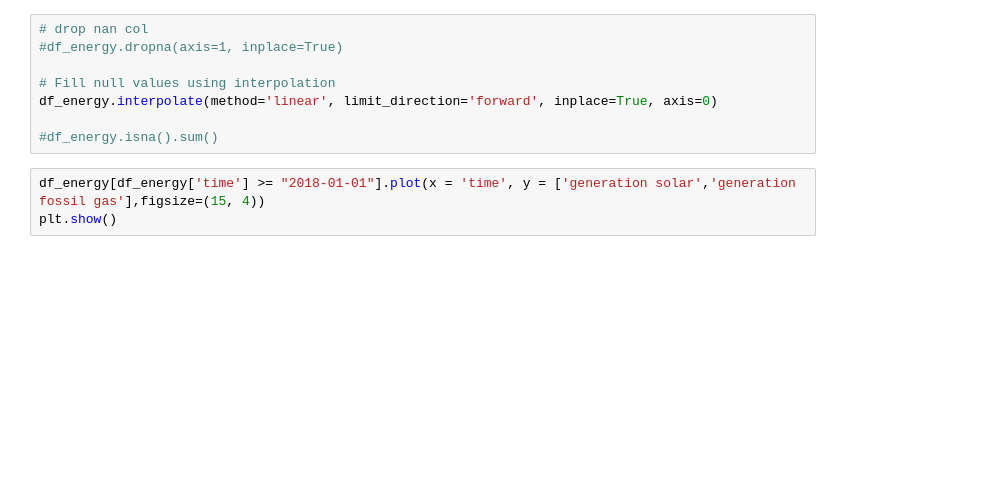
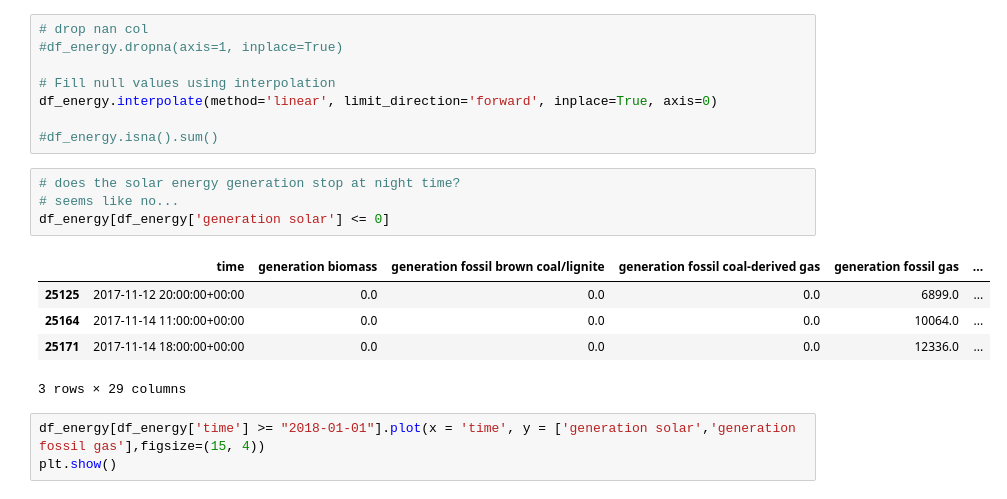
Before and after one commit to ysopoon/Energy_TEST, a Jupyter notebook: DataReview_test.ipynb, the cells around one changed output. Saved outputs shown, nothing was run; the diff lists cells and outputs as text; blank space fills up the shorter version.

```diff
--- a/DataReview_test.ipynb
+++ b/DataReview_test.ipynb
@@ -162,6 +165,16 @@ dtype: int64
 df_energy.interpolate(method='linear', limit_direction='forward', inplace=True, axis=0)
 
 #df_energy.isna().sum()
+# %%
+# does the solar energy generation stop at night time?
+# seems like no...
+df_energy[df_energy['generation solar'] <= 0]
+# %% [output]
+|  | time | generation biomass | generation fossil brown coal/lignite | generation fossil coal-derived gas | generation fossil gas | ... |
+| 25125 | 2017-11-12 20:00:00+00:00 | 0.0 | 0.0 | 0.0 | 6899.0 | ... |
+| 25164 | 2017-11-14 11:00:00+00:00 | 0.0 | 0.0 | 0.0 | 10064.0 | ... |
+| 25171 | 2017-11-14 18:00:00+00:00 | 0.0 | 0.0 | 0.0 | 12336.0 | ... |
+3 rows × 29 columns
 # %%
 df_energy[df_energy['time'] >= "2018-01-01"].plot(x = 'time', y = ['generation solar','generation fossil gas'],figsize=(15, 4))
 plt.show()
```
Also changed, not shown: parts of 10 cells of this notebook, 1 other file.
